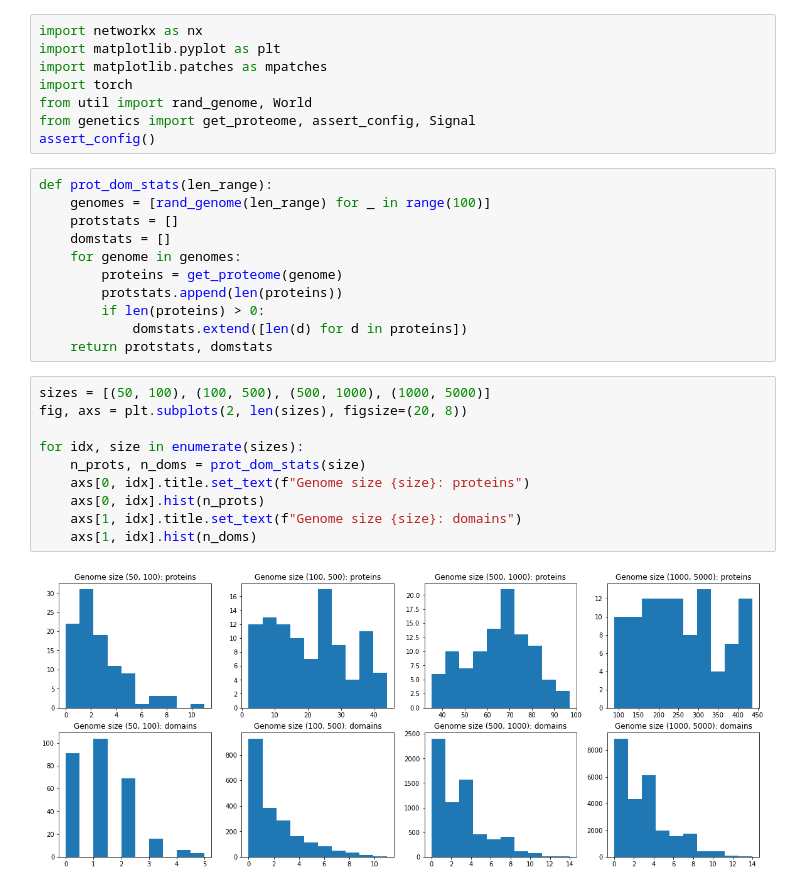
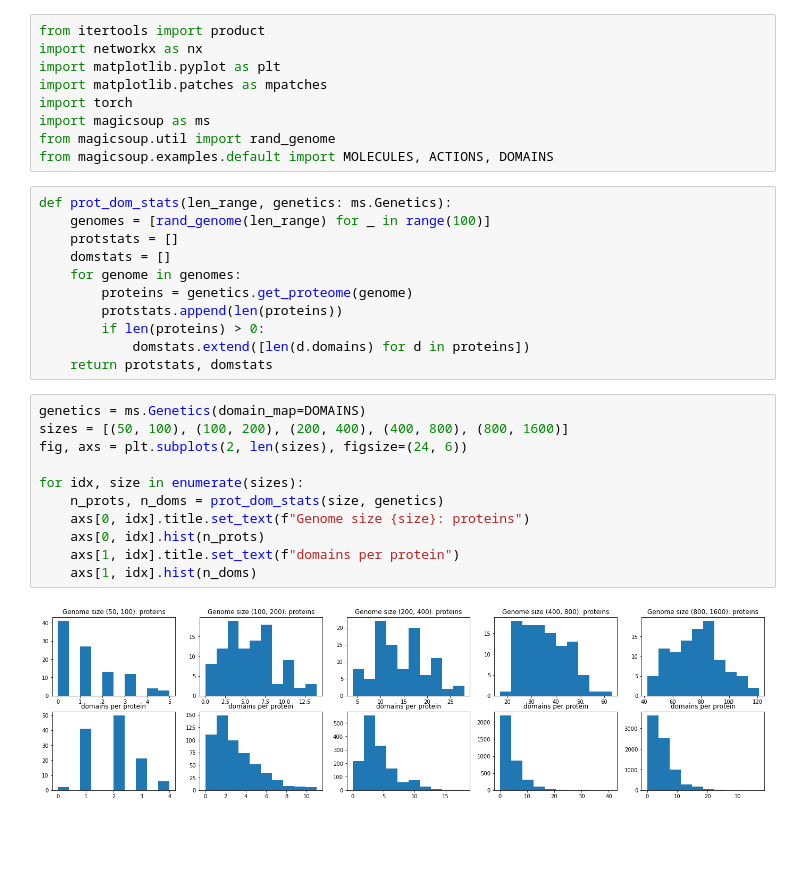
Before and after one commit to mRcSchwering/magic-soup, a Jupyter notebook: check.ipynb, the cells around one changed output. Saved outputs shown, nothing was run; the diff lists cells and outputs as text; blank space fills up the shorter version.

```diff
--- a/check.ipynb
+++ b/check.ipynb
@@ -1,32 +1,34 @@
 # %%
+from itertools import product
 import networkx as nx
 import matplotlib.pyplot as plt
 import matplotlib.patches as mpatches
 import torch
-from util import rand_genome, World
-from genetics import get_proteome, assert_config, Signal
-assert_config()
+import magicsoup as ms
+from magicsoup.util import rand_genome
+from magicsoup.examples.default import MOLECULES, ACTIONS, DOMAINS
 # %%
-def prot_dom_stats(len_range):
+def prot_dom_stats(len_range, genetics: ms.Genetics):
     genomes = [rand_genome(len_range) for _ in range(100)]
     protstats = []
     domstats = []
     for genome in genomes:
-        proteins = get_proteome(genome)
+        proteins = genetics.get_proteome(genome)
         protstats.append(len(proteins))
         if len(proteins) > 0:
-            domstats.extend([len(d) for d in proteins])
+            domstats.extend([len(d.domains) for d in proteins])
     return protstats, domstats
 # %%
-sizes = [(50, 100), (100, 500), (500, 1000), (1000, 5000)]
-fig, axs = plt.subplots(2, len(sizes), figsize=(20, 8))
+genetics = ms.Genetics(domain_map=DOMAINS)
+sizes = [(50, 100), (100, 200), (200, 400), (400, 800), (800, 1600)]
+fig, axs = plt.subplots(2, len(sizes), figsize=(24, 6))
 
 for idx, size in enumerate(sizes):
-    n_prots, n_doms = prot_dom_stats(size)
+    n_prots, n_doms = prot_dom_stats(size, genetics)
     axs[0, idx].title.set_text(f"Genome size {size}: proteins")
     axs[0, idx].hist(n_prots)
-    axs[1, idx].title.set_text(f"Genome size {size}: domains")
+    axs[1, idx].title.set_text(f"domains per protein")
     axs[1, idx].hist(n_doms)
 # %% [output]
-[figure, old version]
+[figure, new version]
 # %%
```
Also changed, not shown: parts of 12 cells of this notebook, 1 other file.
